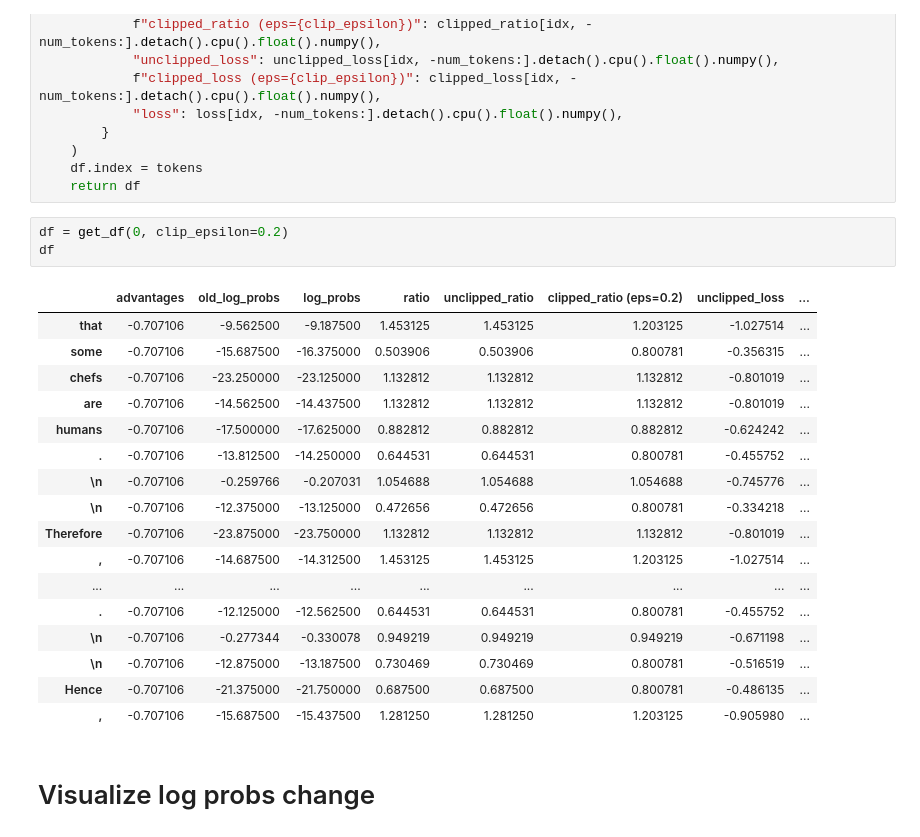
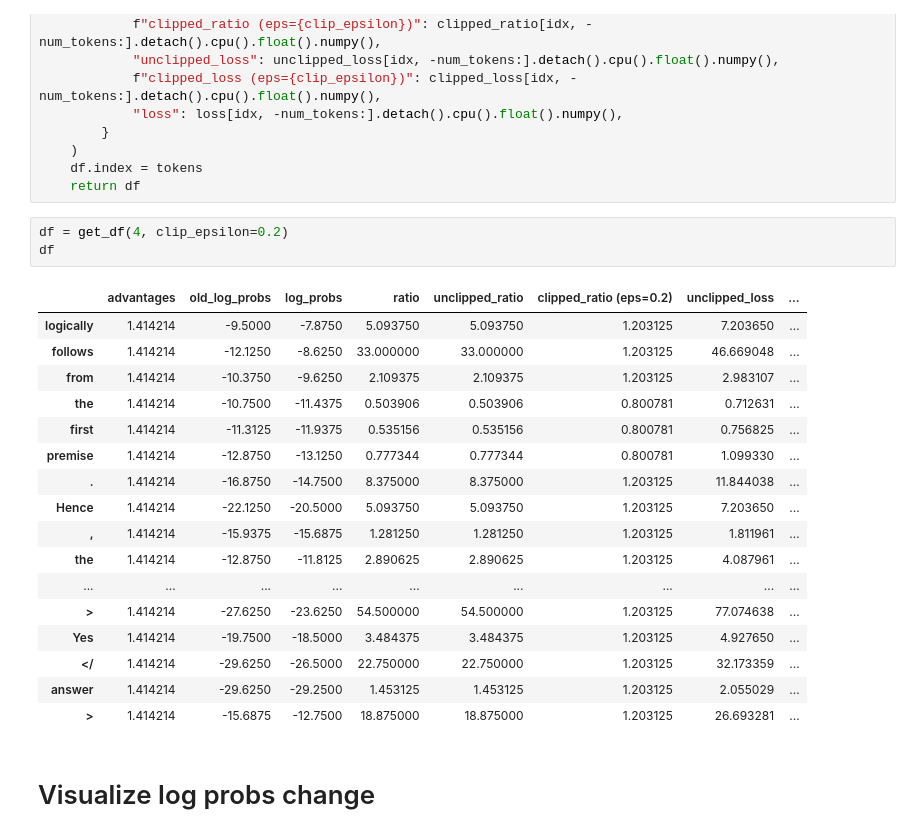
Before and after one commit to naikatheeth24/Master_Thesis, a Jupyter notebook: GRPO/train_playground.ipynb, the cells around one changed output. Cells and saved outputs as stored; diff of their text form.

```diff
--- a/GRPO/train_playground.ipynb
+++ b/GRPO/train_playground.ipynb
@@ -640,26 +640,26 @@ def get_df(idx, clip_epsilon=1):
     df.index = tokens
     return df
 # %%
-df = get_df(0, clip_epsilon=0.2)
+df = get_df(4, clip_epsilon=0.2)
 df
 # %% [output]
 |  | advantages | old_log_probs | log_probs | ratio | unclipped_ratio | clipped_ratio (eps=0.2) | unclipped_loss | ... |
-| that | -0.707106 | -9.562500 | -9.187500 | 1.453125 | 1.453125 | 1.203125 | -1.027514 | ... |
-| some | -0.707106 | -15.687500 | -16.375000 | 0.503906 | 0.503906 | 0.800781 | -0.356315 | ... |
-| chefs | -0.707106 | -23.250000 | -23.125000 | 1.132812 | 1.132812 | 1.132812 | -0.801019 | ... |
-| are | -0.707106 | -14.562500 | -14.437500 | 1.132812 | 1.132812 | 1.132812 | -0.801019 | ... |
-| humans | -0.707106 | -17.500000 | -17.625000 | 0.882812 | 0.882812 | 0.882812 | -0.624242 | ... |
-| . | -0.707106 | -13.812500 | -14.250000 | 0.644531 | 0.644531 | 0.800781 | -0.455752 | ... |
-| \n | -0.707106 | -0.259766 | -0.207031 | 1.054688 | 1.054688 | 1.054688 | -0.745776 | ... |
-| \n | -0.707106 | -12.375000 | -13.125000 | 0.472656 | 0.472656 | 0.800781 | -0.334218 | ... |
-| Therefore | -0.707106 | -23.875000 | -23.750000 | 1.132812 | 1.132812 | 1.132812 | -0.801019 | ... |
-| , | -0.707106 | -14.687500 | -14.312500 | 1.453125 | 1.453125 | 1.203125 | -1.027514 | ... |
+| logically | 1.414214 | -9.5000 | -7.8750 | 5.093750 | 5.093750 | 1.203125 | 7.203650 | ... |
+| follows | 1.414214 | -12.1250 | -8.6250 | 33.000000 | 33.000000 | 1.203125 | 46.669048 | ... |
+| from | 1.414214 | -10.3750 | -9.6250 | 2.109375 | 2.109375 | 1.203125 | 2.983107 | ... |
+| the | 1.414214 | -10.7500 | -11.4375 | 0.503906 | 0.503906 | 0.800781 | 0.712631 | ... |
+| first | 1.414214 | -11.3125 | -11.9375 | 0.535156 | 0.535156 | 0.800781 | 0.756825 | ... |
+| premise | 1.414214 | -12.8750 | -13.1250 | 0.777344 | 0.777344 | 0.800781 | 1.099330 | ... |
+| . | 1.414214 | -16.8750 | -14.7500 | 8.375000 | 8.375000 | 1.203125 | 11.844038 | ... |
+| Hence | 1.414214 | -22.1250 | -20.5000 | 5.093750 | 5.093750 | 1.203125 | 7.203650 | ... |
+| , | 1.414214 | -15.9375 | -15.6875 | 1.281250 | 1.281250 | 1.203125 | 1.811961 | ... |
+| the | 1.414214 | -12.8750 | -11.8125 | 2.890625 | 2.890625 | 1.203125 | 4.087961 | ... |
 | ... | ... | ... | ... | ... | ... | ... | ... | ... |
-| . | -0.707106 | -12.125000 | -12.562500 | 0.644531 | 0.644531 | 0.800781 | -0.455752 | ... |
-| \n | -0.707106 | -0.277344 | -0.330078 | 0.949219 | 0.949219 | 0.949219 | -0.671198 | ... |
-| \n | -0.707106 | -12.875000 | -13.187500 | 0.730469 | 0.730469 | 0.800781 | -0.516519 | ... |
-| Hence | -0.707106 | -21.375000 | -21.750000 | 0.687500 | 0.687500 | 0.800781 | -0.486135 | ... |
-| , | -0.707106 | -15.687500 | -15.437500 | 1.281250 | 1.281250 | 1.203125 | -0.905980 | ... |
+| > | 1.414214 | -27.6250 | -23.6250 | 54.500000 | 54.500000 | 1.203125 | 77.074638 | ... |
+| Yes | 1.414214 | -19.7500 | -18.5000 | 3.484375 | 3.484375 | 1.203125 | 4.927650 | ... |
+| </ | 1.414214 | -29.6250 | -26.5000 | 22.750000 | 22.750000 | 1.203125 | 32.173359 | ... |
+| answer | 1.414214 | -29.6250 | -29.2500 | 1.453125 | 1.453125 | 1.203125 | 2.055029 | ... |
+| > | 1.414214 | -15.6875 | -12.7500 | 18.875000 | 18.875000 | 1.203125 | 26.693281 | ... |
 # %% [markdown]
 # Visualize log probs change
 # %%
```
Also changed, not shown: parts of 2 cells of this notebook, 6 other files.
